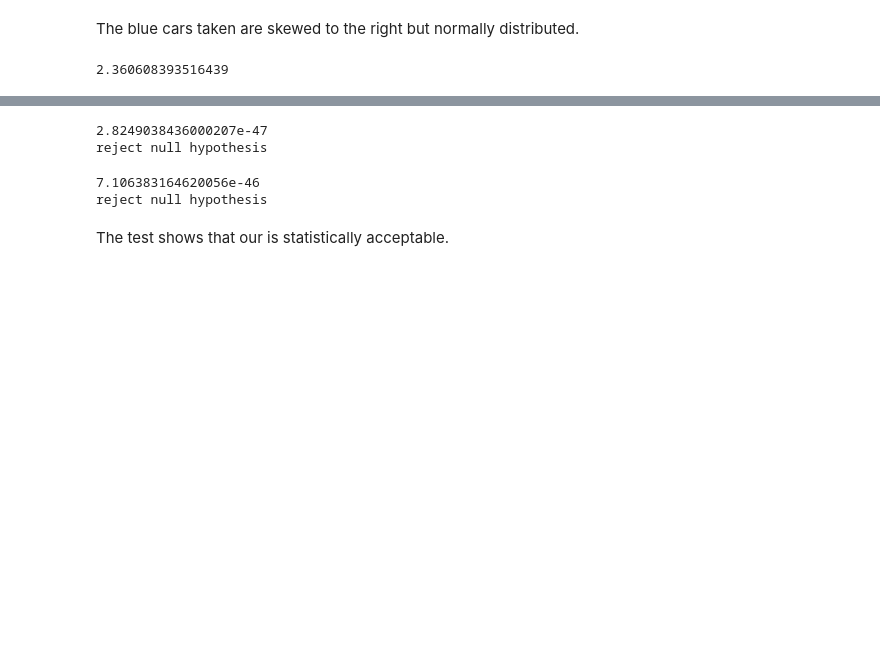
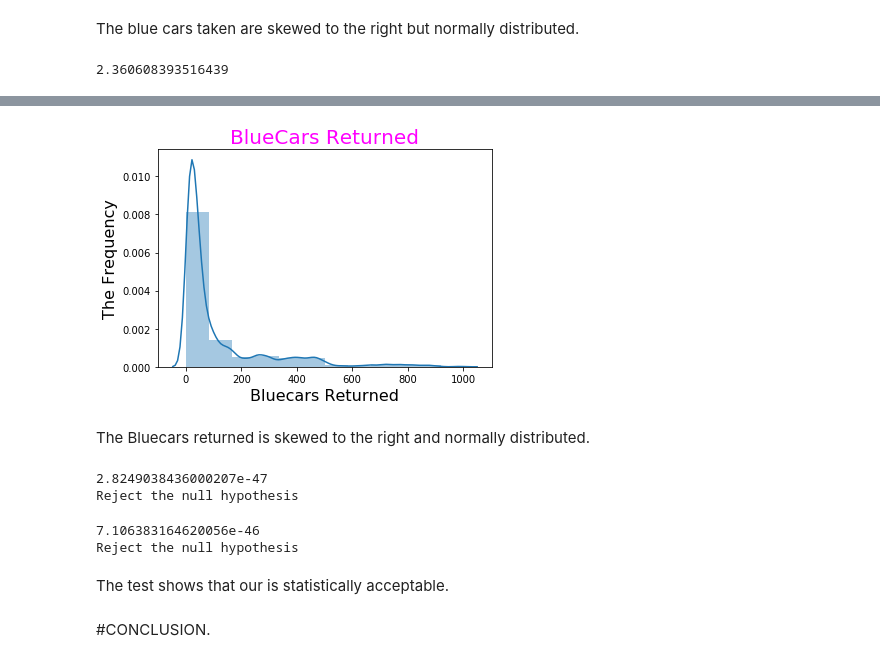
Before and after one commit to theBuluku/The-Autolib-Super-Project, a Jupyter notebook: The_Autolib_Super_Project.ipynb, the cells around one changed output, grey strips where cells are left out. Cells and saved outputs as stored; diff of their text form; code cells hidden in the pictures; blank space fills up the shorter version.

```diff
--- a/The_Autolib_Super_Project.ipynb
+++ b/The_Autolib_Super_Project.ipynb
@@ -524,0 +533,8 @@ autolib_sample_df.SUM_OF_BLUECARS_TAKEN.skew()
+# %%
+#To plot the test for normality on bluecars taken
+sns.distplot(autolib_sample_df.SUM_OF_BLUECARS_RETURNED,bins=12,hist=True,kde=True)
+plt.title("BlueCars Returned",fontsize =20,color = 'magenta')
+plt.xlabel("Bluecars Returned",fontsize =16)
+plt.ylabel("The Frequency",fontsize =16)
+plt
+# %% [output]
@@ -525,24 +542,29 @@ autolib_sample_df.SUM_OF_BLUECARS_TAKEN.skew()
+[figure, added]
+# %% [markdown]
+The Bluecars returned is skewed to the right and normally distributed.
 # %%
 #The Z-test of the blue cars that are returned.
 ztest ,pval = weightstats.ztest(autolib_sample_df.SUM_OF_BLUECARS_RETURNED, x2=None, value=156)
 print(float(pval))
 if pval<0.05:
-    print("reject null hypothesis")
+    print("Reject the null hypothesis")
 else:
-    print("accept null hypothesis")
+    print("Accept the null hypothesis")
 # %% [output]
 2.8249038436000207e-47
-reject null hypothesis
+Reject the null hypothesis
 # %%
 #The Z-test of the blue cars that aretaken
 ztest ,pval = weightstats.ztest(autolib_sample_df.SUM_OF_BLUECARS_TAKEN, x2=None, value=156)
 print(float(pval))
 if pval<0.05:
-    print("reject null hypothesis")
+    print("Reject the null hypothesis")
 else:
-    print("accept null hypothesis")
+    print("Accept the null hypothesis")
 # %% [output]
 7.106383164620056e-46
-reject null hypothesis
+Reject the null hypothesis
 # %% [markdown]
 The test shows that our is statistically acceptable.
+# %% [markdown]
+#CONCLUSION.
```
Also changed, not shown: parts of 5 cells of this notebook.
